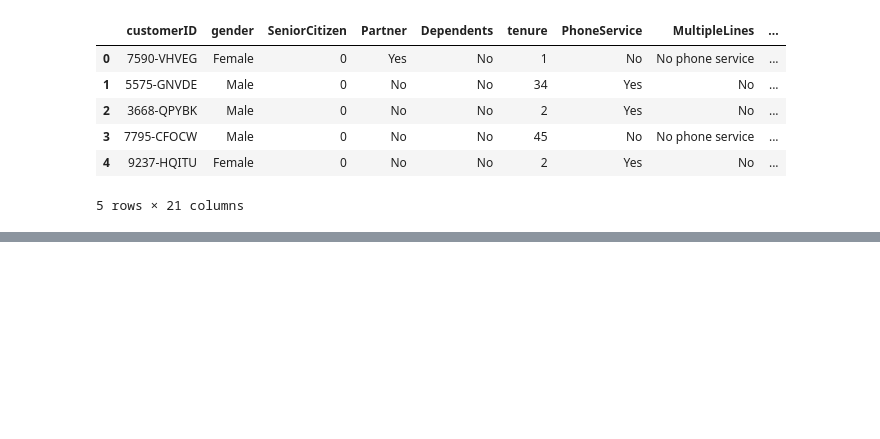
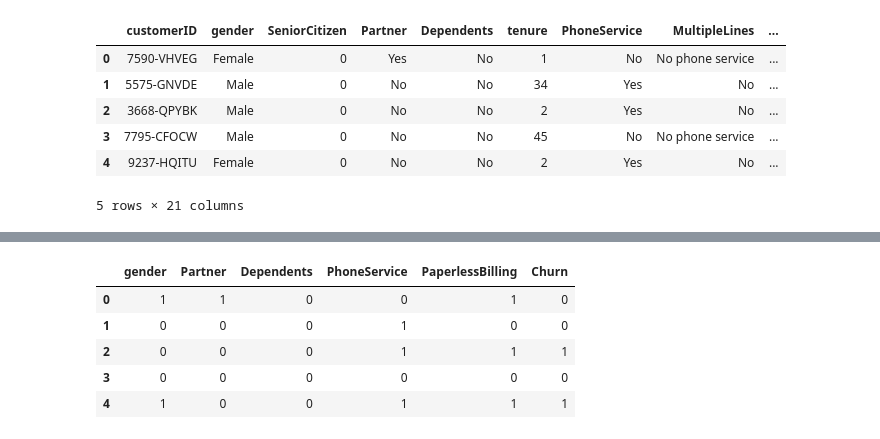
Before and after one commit to Bapt1st3/Telco_Customer_Prediction, a Jupyter notebook: data_prep.ipynb, the cells around one changed output, grey strips where cells are left out. Saved outputs shown, nothing was run; the diff lists cells and outputs as text; code cells hidden in the pictures; blank space fills up the shorter version.

```diff
--- a/data_prep.ipynb
+++ b/data_prep.ipynb
@@ -16,0 +47,18 @@ df.head()
+# %%
+#on transforme les variables yes / no en binaire
+
+binary_cols = ["gender",'Partner', 'Dependents', 'PhoneService', 'PaperlessBilling', 'Churn']
+mapping = {'Yes': 1, 'No': 0, 'Female': 1, 'Male': 0}
+
+
+for col in binary_cols:
+    df[col] = df[col].str.capitalize().map(mapping)
+
+df[binary_cols].head()
+# %% [output]
+|  | gender | Partner | Dependents | PhoneService | PaperlessBilling | Churn |
+| 0 | 1 | 1 | 0 | 0 | 1 | 0 |
+| 1 | 0 | 0 | 0 | 1 | 0 | 0 |
+| 2 | 0 | 0 | 0 | 1 | 1 | 1 |
+| 3 | 0 | 0 | 0 | 0 | 0 | 0 |
+| 4 | 1 | 0 | 0 | 1 | 1 | 1 |
```
Also changed, not shown: parts of 3 cells of this notebook, 2 other files.
